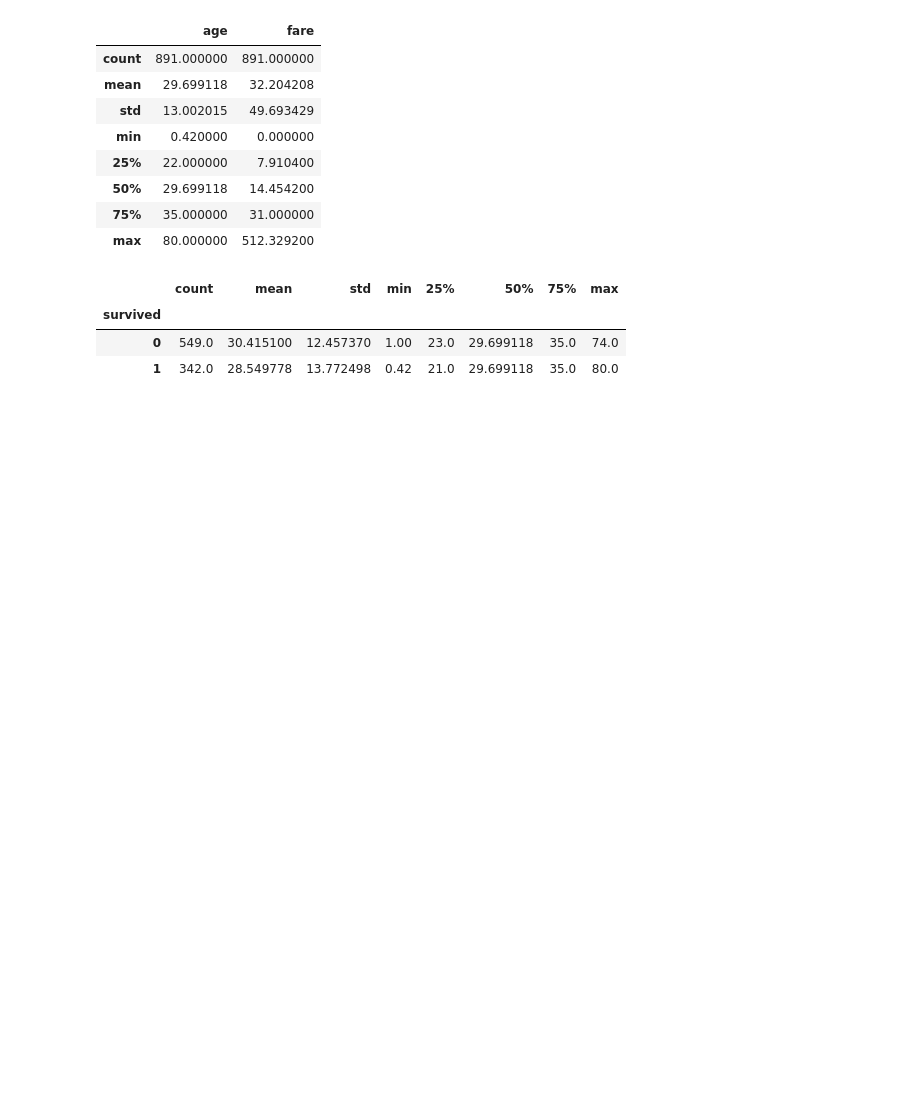
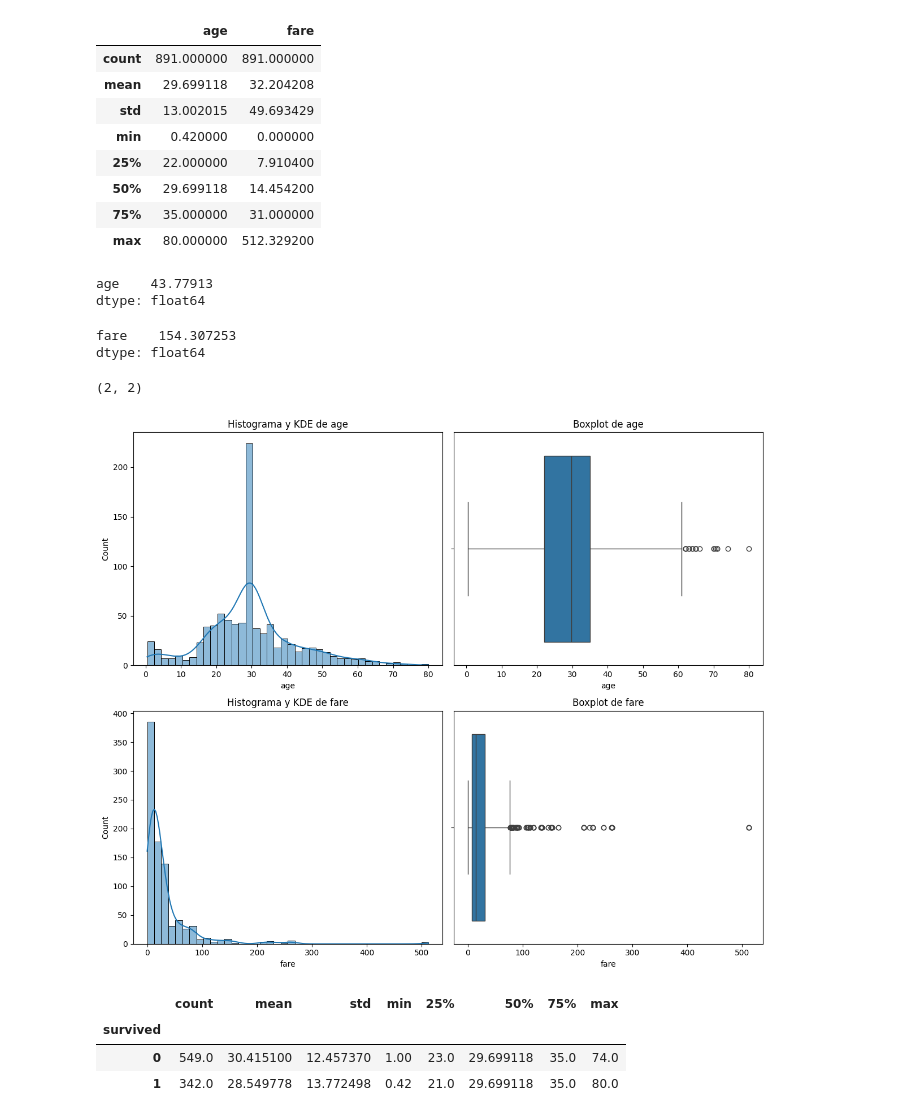
Before and after one commit to alvarosmms/ONLINE_DS_THEBRIDGE_ALVAROSMMS, a Jupyter notebook: Sprint_7/Unidad_1/Práctica_Obligatoria/18_Practica_Obligatoria_Univariante.ipynb, the cells around one changed output. Drawn from its saved outputs; the diff is of its cells as text; code cells hidden in the pictures; blank space fills up the shorter version.

```diff
--- a/Sprint_7/Unidad_1/Práctica_Obligatoria/18_Practica_Obligatoria_Univariante.ipynb
+++ b/Sprint_7/Unidad_1/Práctica_Obligatoria/18_Practica_Obligatoria_Univariante.ipynb
@@ -308,3 +510,18 @@ datos
+# %%
+get_CV(df_titanic_limpio,"age")
+# %% [output]
+age    43.77913
+dtype: float64
+# %%
+get_CV(df_titanic_limpio,"fare")
+# %% [output]
+fare    154.307253
+dtype: float64
+# %%
+plot_combined_graphs(df_titanic_limpio, numericas, whisker_width=2, bins=40)
+# %% [output]
+(2, 2)
+[figure, added]
 # %%
 edad_supervivencia = df_titanic.groupby('survived')['age'].describe()
 edad_supervivencia
```
Also changed, not shown: parts of 24 cells of this notebook.
